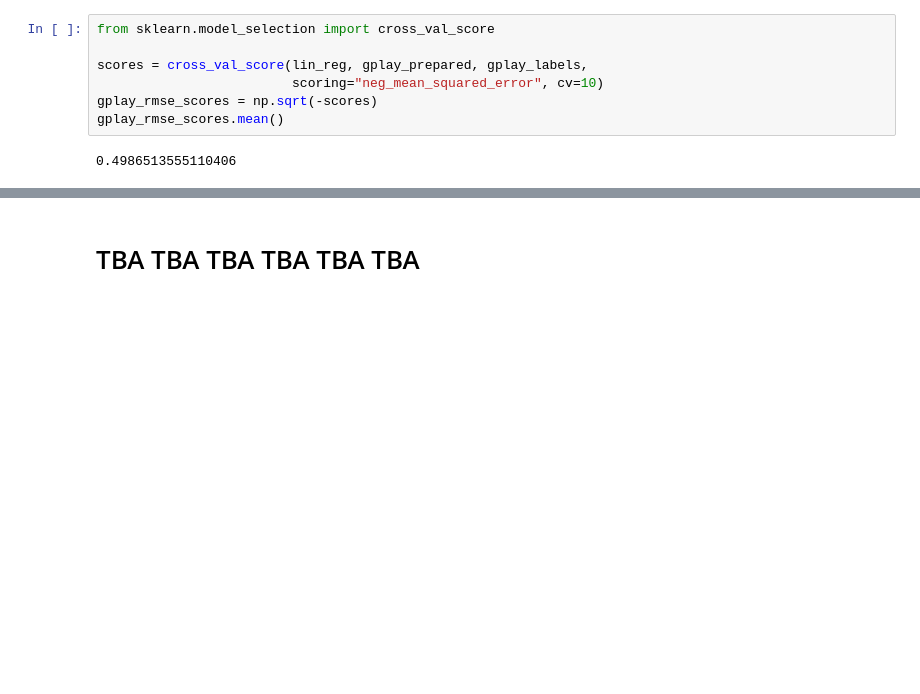
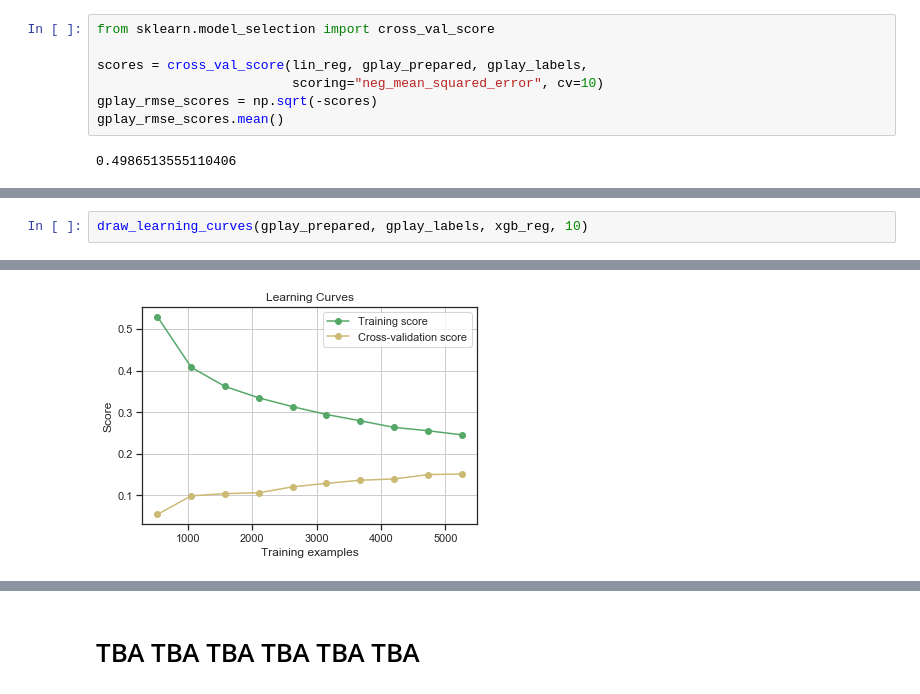
Before and after one commit to amrgaber249/Predicting-Google-Play-Store-Apps-Ratings, a Jupyter notebook: predicting_google_play_apps_ratings.ipynb, the cells around one changed output, grey strips where cells are left out. Drawn from its saved outputs; the diff is of its cells as text; blank space fills up the shorter version.

```diff
--- a/predicting_google_play_apps_ratings.ipynb
+++ b/predicting_google_play_apps_ratings.ipynb
@@ -862,0 +1000,3 @@ From the looks of it, we found out that:
+# %%
+draw_learning_curves(gplay_prepared, gplay_labels, xgb_reg, 10)
+# %% [output]
@@ -862,0 +1020 @@ From the looks of it, we found out that:
+[figure, added]
```
Also changed, not shown: parts of 28 cells of this notebook, 1 other file.
